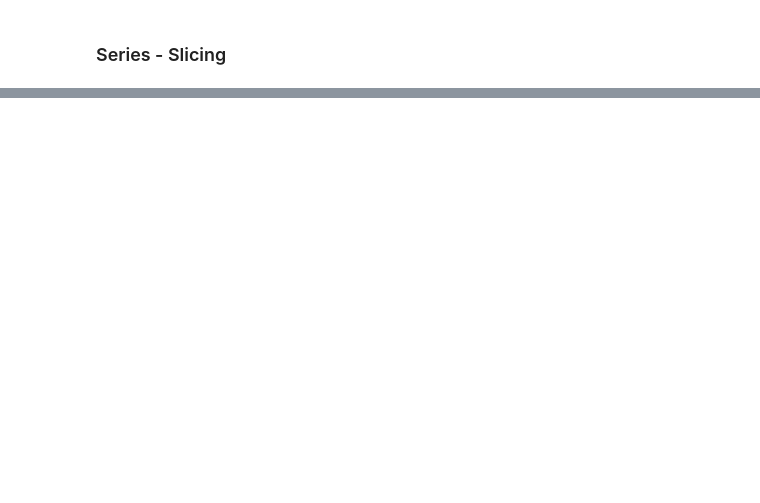
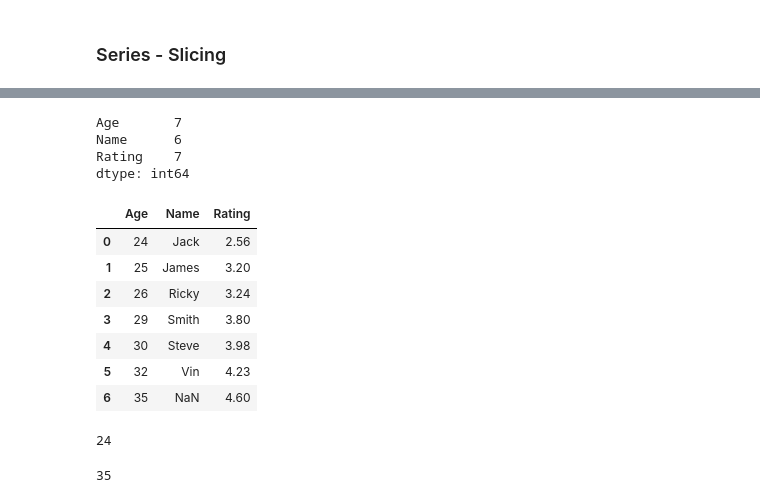
Before and after one commit to venkatesh-manikumar/Python_learnings, a Jupyter notebook: Pandas_learnings_day_1.ipynb, the cells around one changed output, grey strips where cells are left out. Drawn from its saved outputs; the diff is of its cells as text; code cells hidden in the pictures; blank space fills up the shorter version.

```diff
--- a/Pandas_learnings_day_1.ipynb
+++ b/Pandas_learnings_day_1.ipynb
@@ -51,0 +316,26 @@ dtype: object
+# %%
+data.count()
+# %% [output]
+Age       7
+Name      6
+Rating    7
+dtype: int64
+# %%
+data.mode()
+# %% [output]
+|  | Age | Name | Rating |
+| 0 | 24 | Jack | 2.56 |
+| 1 | 25 | James | 3.20 |
+| 2 | 26 | Ricky | 3.24 |
+| 3 | 29 | Smith | 3.80 |
+| 4 | 30 | Steve | 3.98 |
+| 5 | 32 | Vin | 4.23 |
+| 6 | 35 | NaN | 4.60 |
+# %%
+data['Age'].min()
+# %% [output]
+24
+# %%
+data['Age'].max()
+# %% [output]
+35
```
Also changed, not shown: parts of 46 cells of this notebook.
